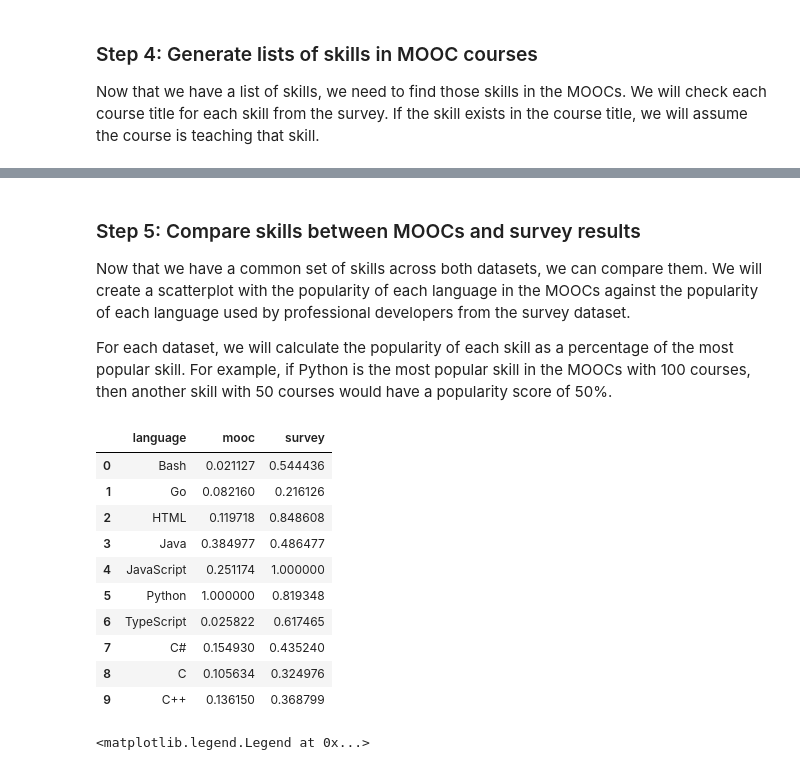
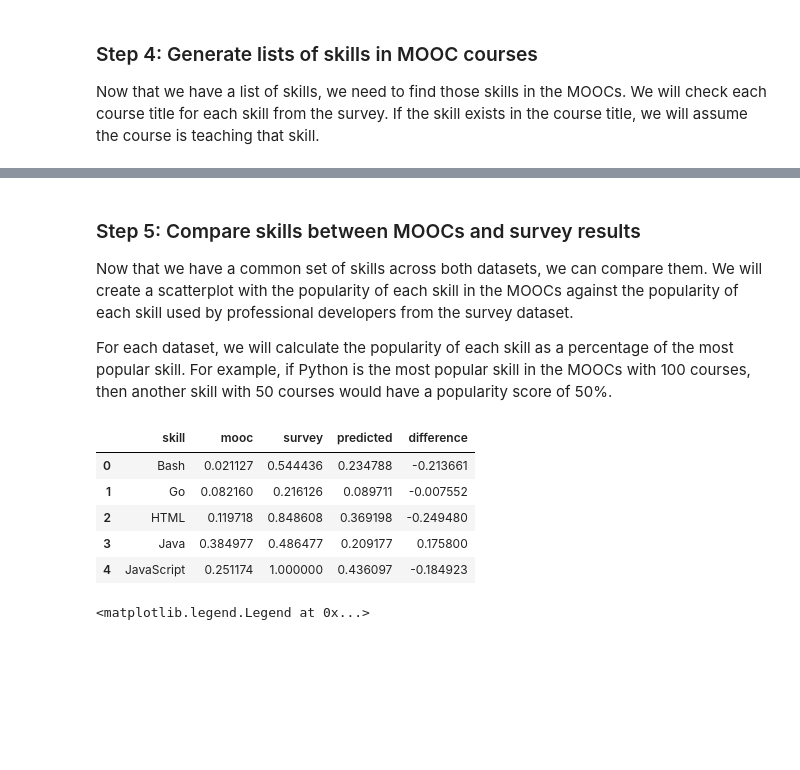
Before and after one commit to minimartzz/online-learning-so-mooc, a Jupyter notebook: skills_analysis.ipynb, the cells around one changed output, grey strips where cells are left out. Drawn from its saved outputs; the diff is of its cells as text; code cells hidden in the pictures; blank space fills up the shorter version.

```diff
--- a/skills_analysis.ipynb
+++ b/skills_analysis.ipynb
@@ -303,7 +307,7 @@ CodingActivities
 Name: count, Length: 118, dtype: int64
 # %%
 # Pandas read the list in as a string again. Let's convert it to a list.
-survey_results['CodingActivities'] = survey_results['CodingActivities'].apply(lambda s: literal_eval(s) if s is not np.nan else np.nan)
+survey_results.loc[:,'CodingActivities'] = survey_results['CodingActivities'].apply(lambda s: literal_eval(s) if s is not np.nan else np.nan)
 
 first_activity = survey_results['CodingActivities'][survey_results['CodingActivities'].notna()].iloc[0]
 print(f'The type of {first_activity} is {type(first_activity)}.')
@@ -487,17 +535,17 @@ Google Cloud Platform                                   293
 Name: count, dtype: int64
 # %%
 # These are pretty general skills, and won't match with the specific skills found in the
-# survey. We can probably replace these skill lists with the skills we find by searching
+# survey. We can safely replace these skill lists with the skills we find by searching
 # the course titles.
 
-def get_languages(course_name):
-    found_languages = []
-    for language in languages:
-        if f' {language} ' in course_name or course_name.startswith(f'{language} ') or course_name.endswith(f' {language}'):
-            found_languages.append(language)
-    return found_languages
+def get_skills(course_name):
+    found_skills = []
+    for skill in languages + databases + platforms + frameworks:
+        if f' {skill} ' in course_name or course_name.startswith(f'{skill} ') or course_name.endswith(f' {skill}'):
+            found_skills.append(skill)
+    return found_skills
 
-moocs['skills'] = moocs['course_name'].apply(get_languages)
+moocs['skills'] = moocs['course_name'].apply(get_skills)
 moocs['skills'].explode().value_counts()[:10]
 # %% [output]
 skills
@@ -516,39 +564,43 @@ Name: count, dtype: int64
 ### Step 5: Compare skills between MOOCs and survey results
 
 Now that we have a common set of skills across both datasets, we can compare them. We will
-create a scatterplot with the popularity of each language in the MOOCs against the popularity
-of each language used by professional developers from the survey dataset.
+create a scatterplot with the popularity of each skill in the MOOCs against the popularity
+of each skill used by professional developers from the survey dataset.
 
 For each dataset, we will calculate the popularity of each skill as a percentage of the most
 popular skill. For example, if Python is the most popular skill in the MOOCs with 100 courses,
 then another skill with 50 courses would have a popularity score of 50%.
 # %%
-# We need a dataframe to store the popularity scores
-popularity = pd.DataFrame({'language': languages})
+def generate_popularity_df(skills, survey_col):
+    # We need a dataframe to store the popularity scores
+    popularity = pd.DataFrame({'skill': skills})
 
-# Let's add the MOOC popularity scores first
-mooc_pop = moocs['skills'].explode().value_counts()
-mooc_max_pop = mooc_pop.iloc[0]
-popularity['mooc'] = [mooc_pop[language]/mooc_max_pop if language in mooc_pop else 0 for language in languages]
+    # Let's add the MOOC popularity scores first
+    mooc_pop = moocs['skills'].explode().value_counts()
+    mooc_max_pop = mooc_pop.iloc[0]
+    popularity['mooc'] = [mooc_pop[skill]/mooc_max_pop if skill in mooc_pop else 0 for skill in skills]
 
-# Now let's add the survey popularity scores
-survey_pop = survey_results['LanguagesUsedPastYear'].explode().value_counts()
-survey_max_pop = survey_pop.iloc[0]
-popularity['survey'] = [survey_pop[language]/survey_max_pop if language in survey_pop else 0 for language in languages]
+    # Now let's add the survey popularity scores
+    survey_pop = survey_results[survey_col].explode().value_counts()
+    survey_max_pop = survey_pop.iloc[0]
+    popularity['survey'] = [survey_pop[skill]/survey_max_pop if skill in survey_pop else 0 for skill in skills]
 
-popularity.head(10)
+    # Let's also create a line of best fit so we can find outliers
+    slope, intercept = np.polyfit(popularity['survey'], popularity['mooc'], 1)
+    popularity['predicted'] = (popularity['survey'] * slope) + intercept
+    popularity['difference'] = popularity['mooc'] - popularity['predicted']
+
+    return popularity
+
+language_popularity = generate_popularity_df(languages, 'LanguagesUsedPastYear')
+language_popularity.head()
 # %% [output]
-|  | language | mooc | survey |
-| 0 | Bash | 0.021127 | 0.544436 |
-| 1 | Go | 0.082160 | 0.216126 |
-| 2 | HTML | 0.119718 | 0.848608 |
-| 3 | Java | 0.384977 | 0.486477 |
-| 4 | JavaScript | 0.251174 | 1.000000 |
-| 5 | Python | 1.000000 | 0.819348 |
-| 6 | TypeScript | 0.025822 | 0.617465 |
-| 7 | C# | 0.154930 | 0.435240 |
-| 8 | C | 0.105634 | 0.324976 |
-| 9 | C++ | 0.136150 | 0.368799 |
+|  | skill | mooc | survey | predicted | difference |
+| 0 | Bash | 0.021127 | 0.544436 | 0.234788 | -0.213661 |
+| 1 | Go | 0.082160 | 0.216126 | 0.089711 | -0.007552 |
+| 2 | HTML | 0.119718 | 0.848608 | 0.369198 | -0.249480 |
+| 3 | Java | 0.384977 | 0.486477 | 0.209177 | 0.175800 |
+| 4 | JavaScript | 0.251174 | 1.000000 | 0.436097 | -0.184923 |
 # %%
 # Let's just take a look at what we have to start
 plt.figure(figsize=(8, 6))
```
Also changed, not shown: parts of 20 cells of this notebook.
